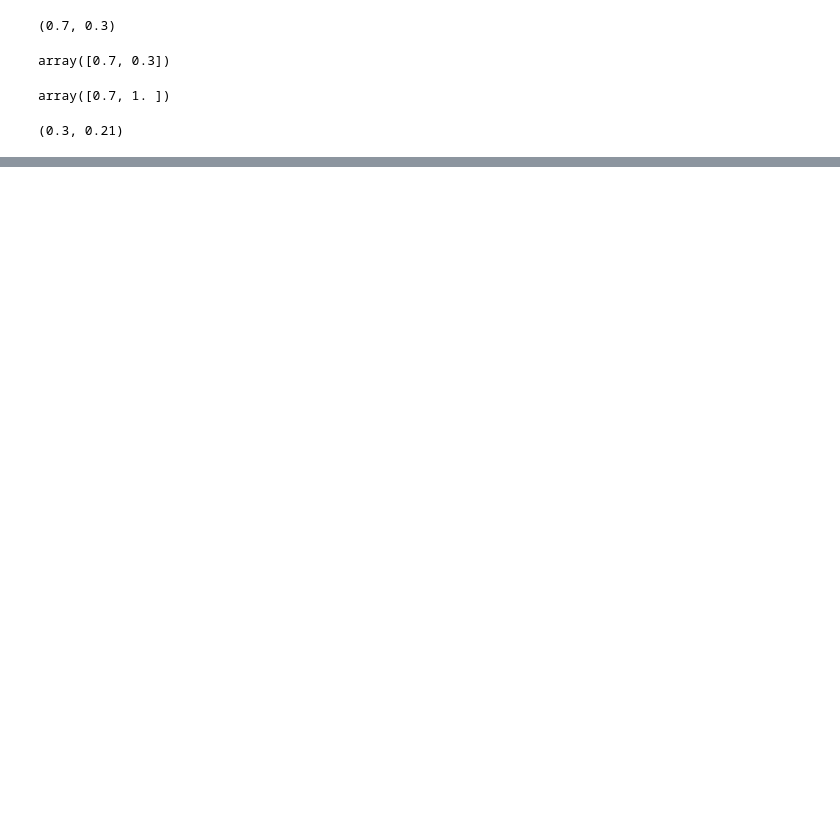
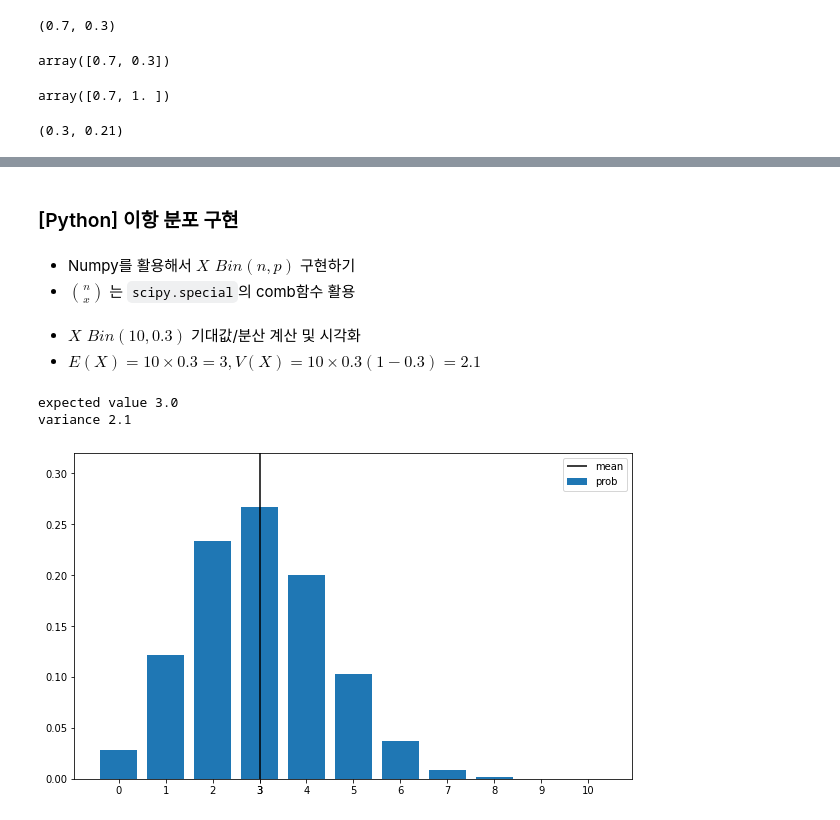
Before and after one commit to Zamoca42/TIL, a Jupyter notebook: math/Discrete_Probability_Distribution.ipynb, the cells around one changed output, grey strips where cells are left out. Saved outputs shown, nothing was run; the diff lists cells and outputs as text; code cells hidden in the pictures; blank space fills up the shorter version.

```diff
--- a/math/Discrete_Probability_Distribution.ipynb
+++ b/math/Discrete_Probability_Distribution.ipynb
@@ -159,0 +199,32 @@ rv.mean(), rv.var()
+# %% [markdown]
+### [Python] 이항 분포 구현
+# %% [markdown]
+- Numpy를 활용해서 $ X\mbox{~}𝐵𝑖𝑛(𝑛, 𝑝)$ 구현하기
+- ${𝑛 \choose 𝑥}$ 는 `scipy.special`의 comb함수 활용
+# %%
+from scipy.special import comb
+
+def Bin(n, p):
+    x_set = np.arange(n+1)
+    def f(x):
+        if x in x_set:
+            return comb(n, x) * p**x * (1-p)**(n-x)
+        else:
+            return 0
+    return x_set, f
+# %% [markdown]
+- $ X\mbox{~}𝐵𝑖𝑛(10, 0.3)$ 기대값/분산 계산 및 시각화
+- $ 𝐸(𝑋) = 10×0.3 = 3, 𝑉(𝑋) = 10 × 0.3(1−0.3) = 2.1$
+# %%
+n = 10
+p = 0.3
+X = Bin(n, p)
+
+check_prob(X)
+# %% [output]
+expected value 3.0
+variance 2.1
+# %%
+plot_prob(X)
+# %% [output]
+[figure, added]
```
Also changed, not shown: parts of 33 cells of this notebook.
